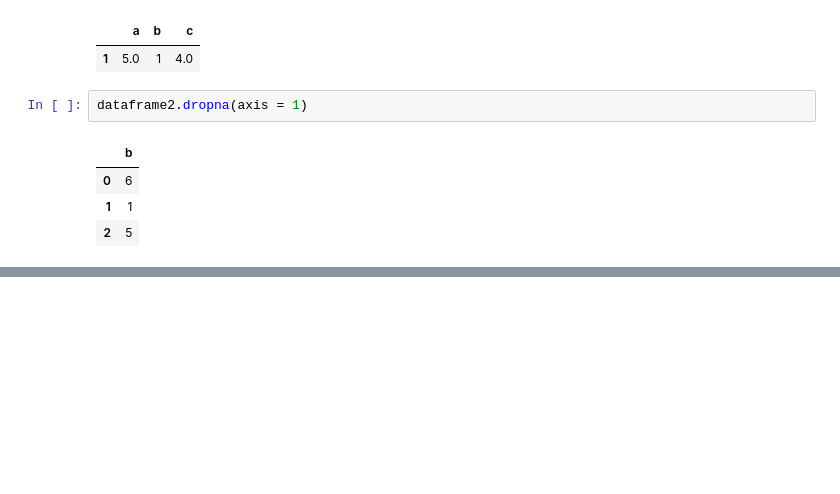
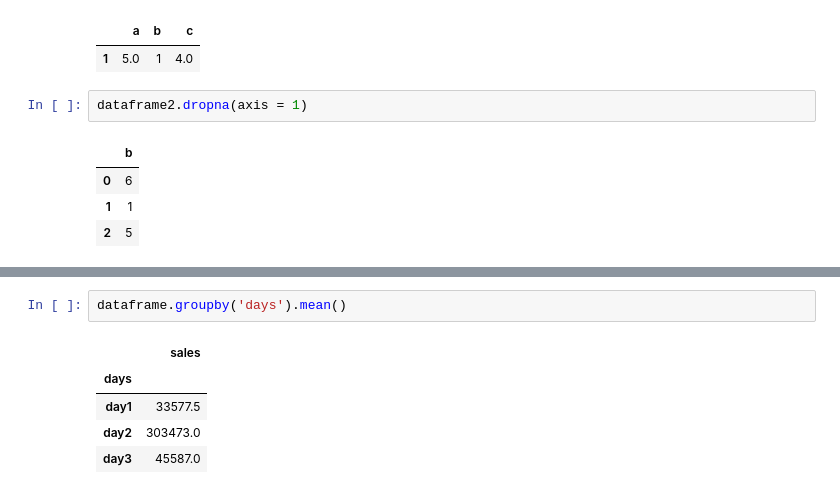
Before and after one commit to clog10/Machine-Learning, a Jupyter notebook: Pandas/Pandas.ipynb, the cells around one changed output, grey strips where cells are left out. Drawn from its saved outputs; the diff is of its cells as text; blank space fills up the shorter version.

```diff
--- a/Pandas/Pandas.ipynb
+++ b/Pandas/Pandas.ipynb
@@ -276,0 +312,8 @@ dataframe.
+# %%
+dataframe.groupby('days').mean()
+# %% [output]
+|  | sales |
+| days |  |
+| day1 | 33577.5 |
+| day2 | 303473.0 |
+| day3 | 45587.0 |
```
Also changed, not shown: parts of 7 cells of this notebook.
